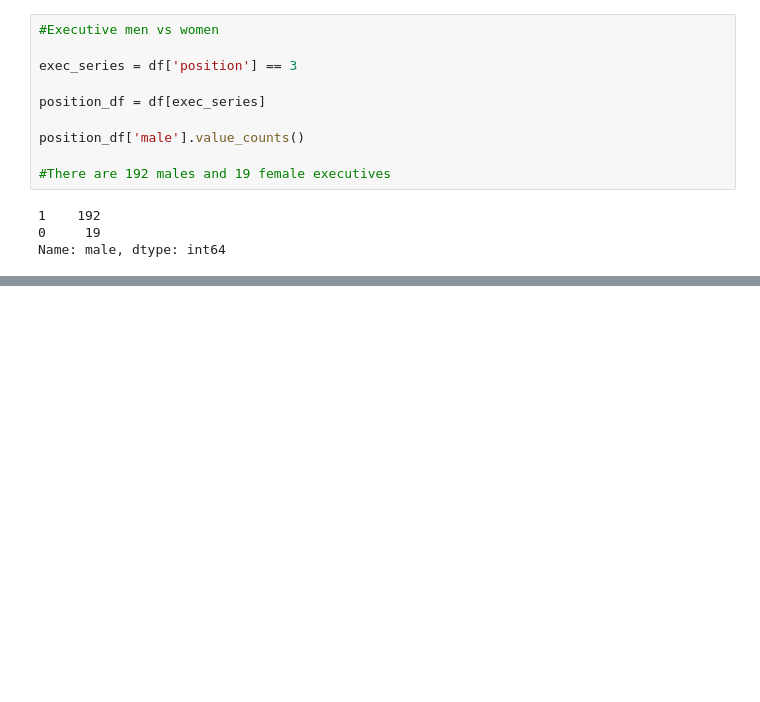
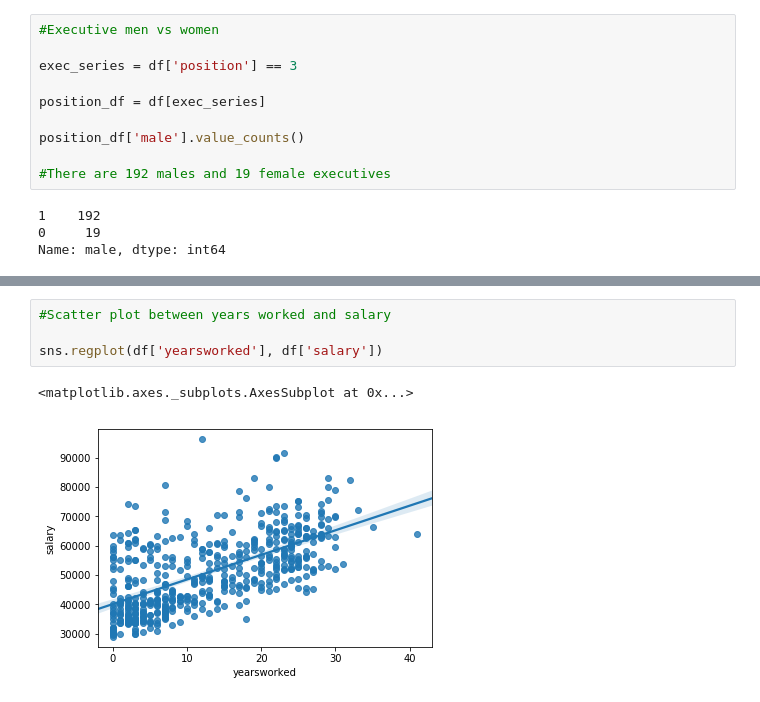
Before and after one commit to IMabuza/salary_stats, a Jupyter notebook: salary_stats_correlation.ipynb, the cells around one changed output, grey strips where cells are left out. Cells and saved outputs as stored; diff of their text form; blank space fills up the shorter version.

Commit message:
regplot created

```diff
--- a/salary_stats_correlation.ipynb
+++ b/salary_stats_correlation.ipynb
@@ -150,0 +166,7 @@ plt.show()
+# %%
+#Scatter plot between years worked and salary
+
+sns.regplot(df['yearsworked'], df['salary'])
+# %% [output]
+<matplotlib.axes._subplots.AxesSubplot at 0x...>
+[figure, added]
```
Also changed, not shown: parts of 5 cells of this notebook.
